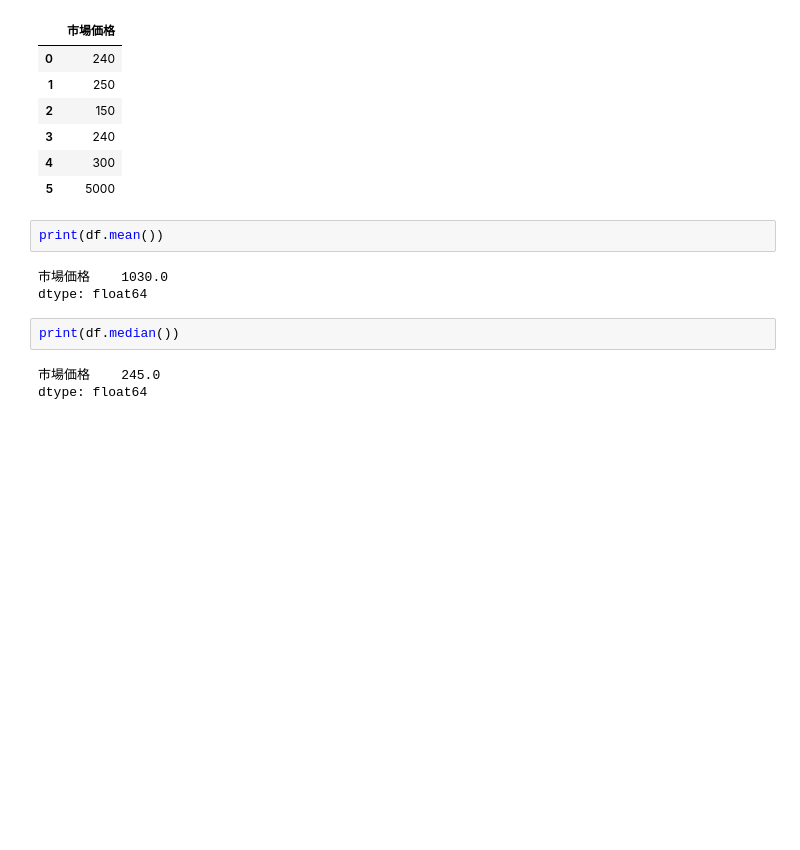
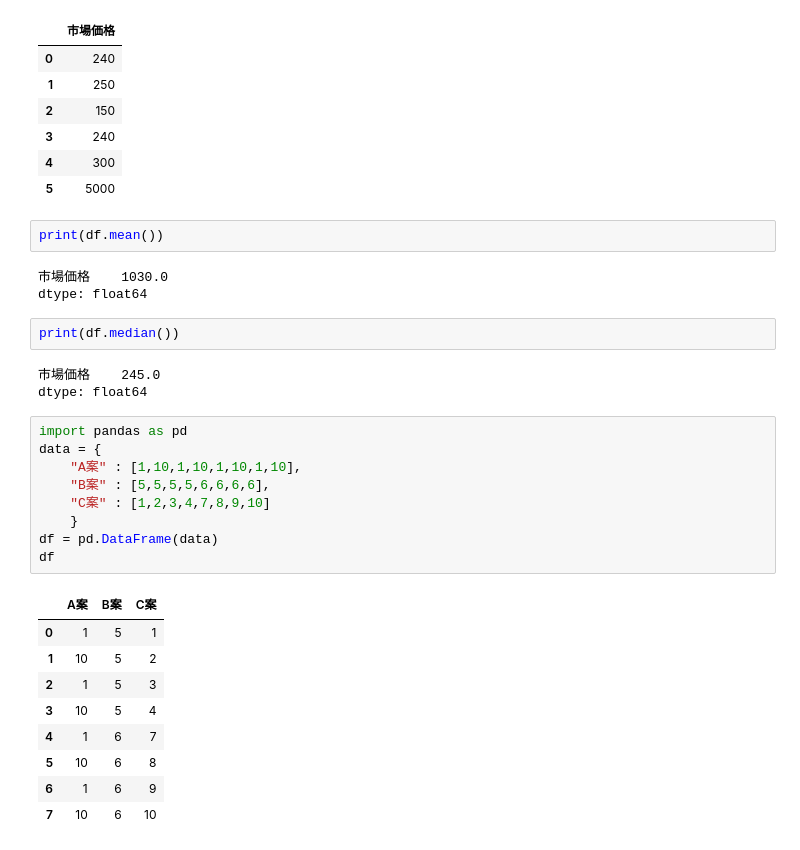
Before and after one commit to kaomatsu8888/data-analytics, a Jupyter notebook: test.ipynb, the cells around one changed output. Cells and saved outputs as stored; diff of their text form; blank space fills up the shorter version.

Commit message:
data-analytics3

```diff
--- a/test.ipynb
+++ b/test.ipynb
@@ -427,3 +427,22 @@ print(df.median())
 # %% [output]
 市場価格    245.0
 dtype: float64
+# %%
+import pandas as pd
+data = {
+    "A案" : [1,10,1,10,1,10,1,10],
+    "B案" : [5,5,5,5,6,6,6,6],
+    "C案" : [1,2,3,4,7,8,9,10]
+    }
+df = pd.DataFrame(data)
+df
+# %% [output]
+|  | A案 | B案 | C案 |
+| 0 | 1 | 5 | 1 |
+| 1 | 10 | 5 | 2 |
+| 2 | 1 | 5 | 3 |
+| 3 | 10 | 5 | 4 |
+| 4 | 1 | 6 | 7 |
+| 5 | 10 | 6 | 8 |
+| 6 | 1 | 6 | 9 |
+| 7 | 10 | 6 | 10 |
```
Also changed, not shown: parts of 5 cells of this notebook, 1 other file.
